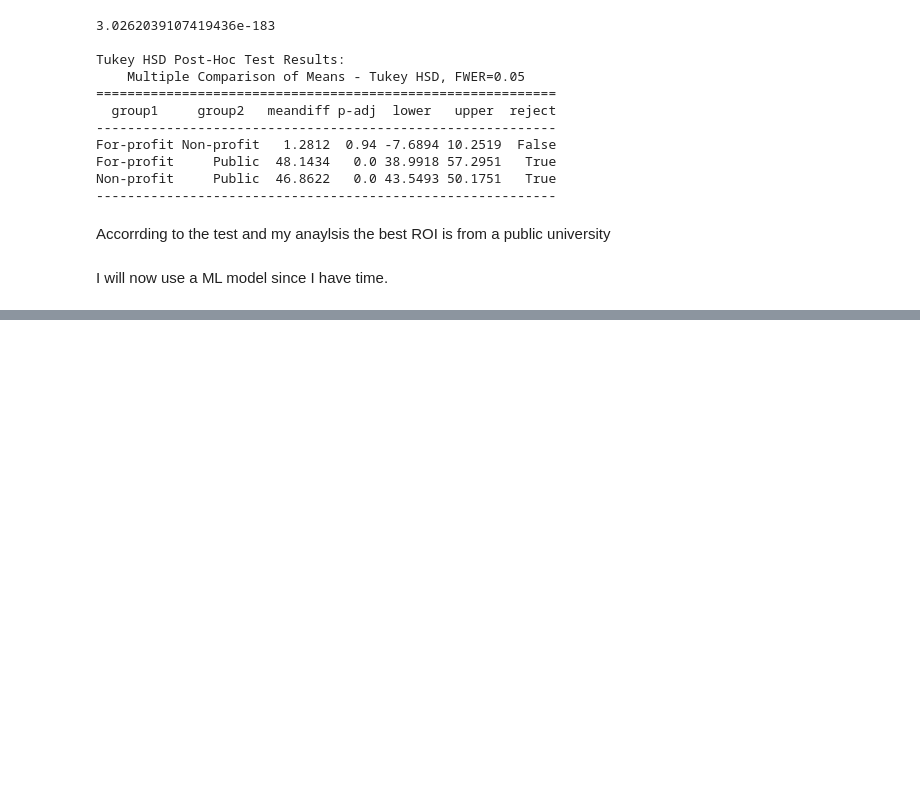
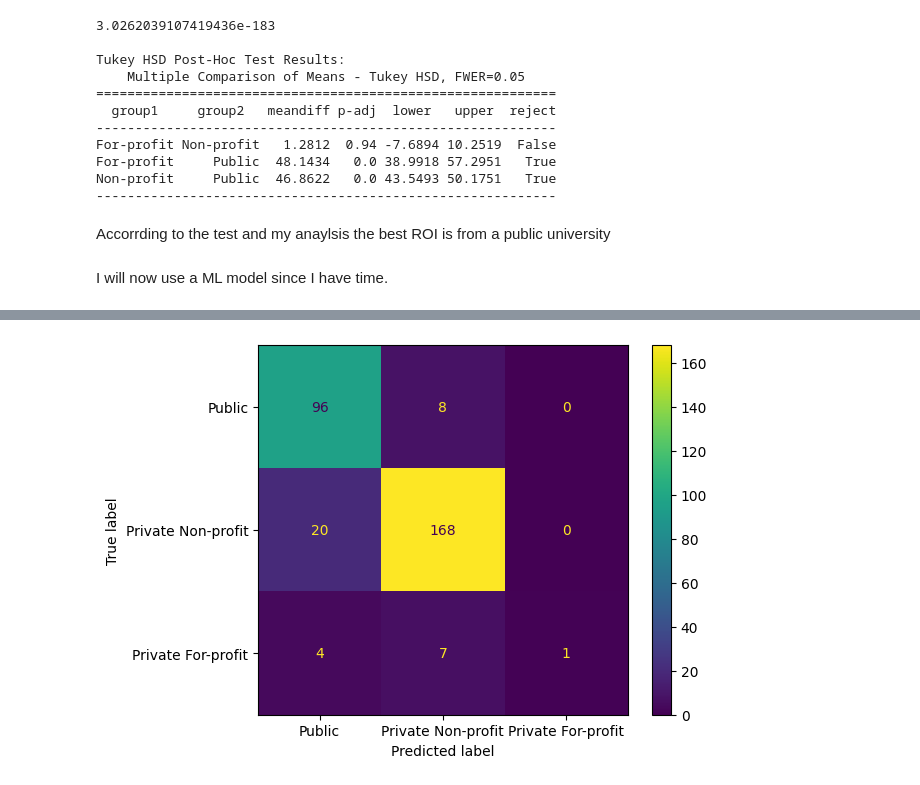
Before and after one commit to mjwillis717-coder/dsrp, a Jupyter notebook: DSRP_Education.ipynb, the cells around one changed output, grey strips where cells are left out. Drawn from its saved outputs; the diff is of its cells as text; code cells hidden in the pictures; blank space fills up the shorter version.

```diff
--- a/DSRP_Education.ipynb
+++ b/DSRP_Education.ipynb
@@ -579,0 +652,7 @@ I will now use  a ML model since I have time.
+# %%
+from sklearn.metrics import accuracy_score, classification_report
+
+target_names = ["Public", "Private Non-profit", "Private For-profit"]
+
+print("Accuracy Score: " , accuracy_score(y_test, pred))
+print(classification_report(y_test, pred, target_names=target_names))
@@ -579,0 +670,8 @@ I will now use  a ML model since I have time.
+# %%
+from sklearn.metrics import ConfusionMatrixDisplay
+import matplotlib.pyplot as plt
+
+ConfusionMatrixDisplay.from_predictions(y_test, pred, display_labels=target_names)
+plt.show()
+# %% [output]
+[figure, added]
```
Also changed, not shown: parts of 4 cells of this notebook.
